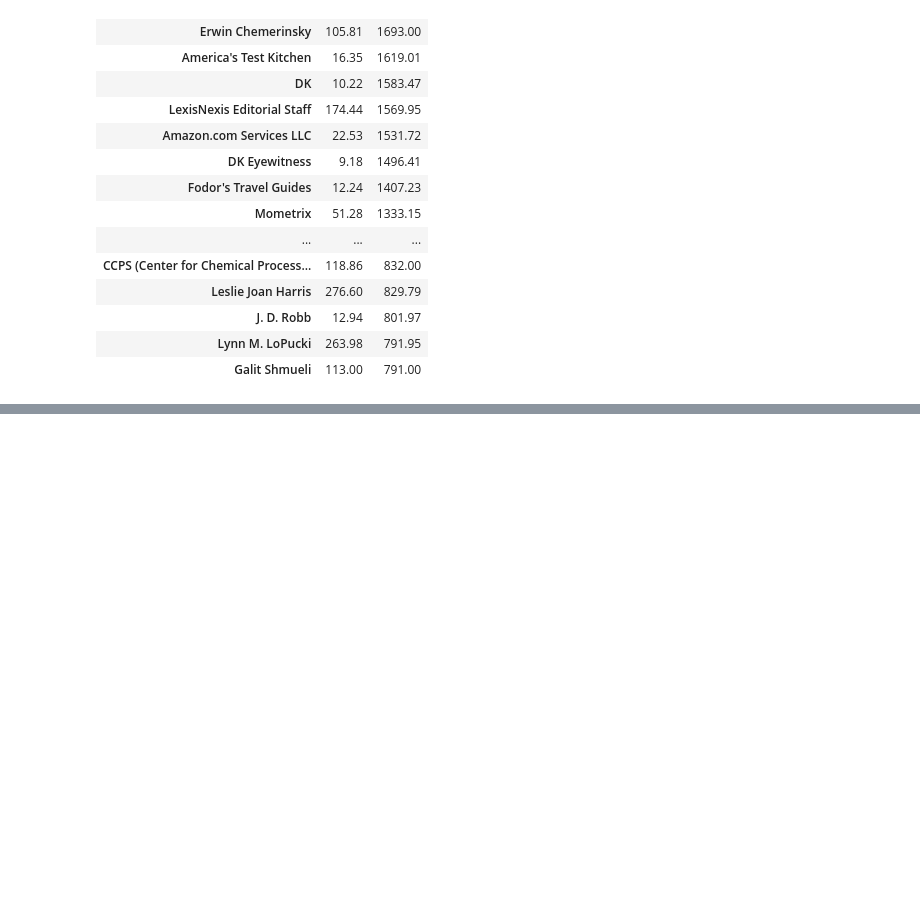
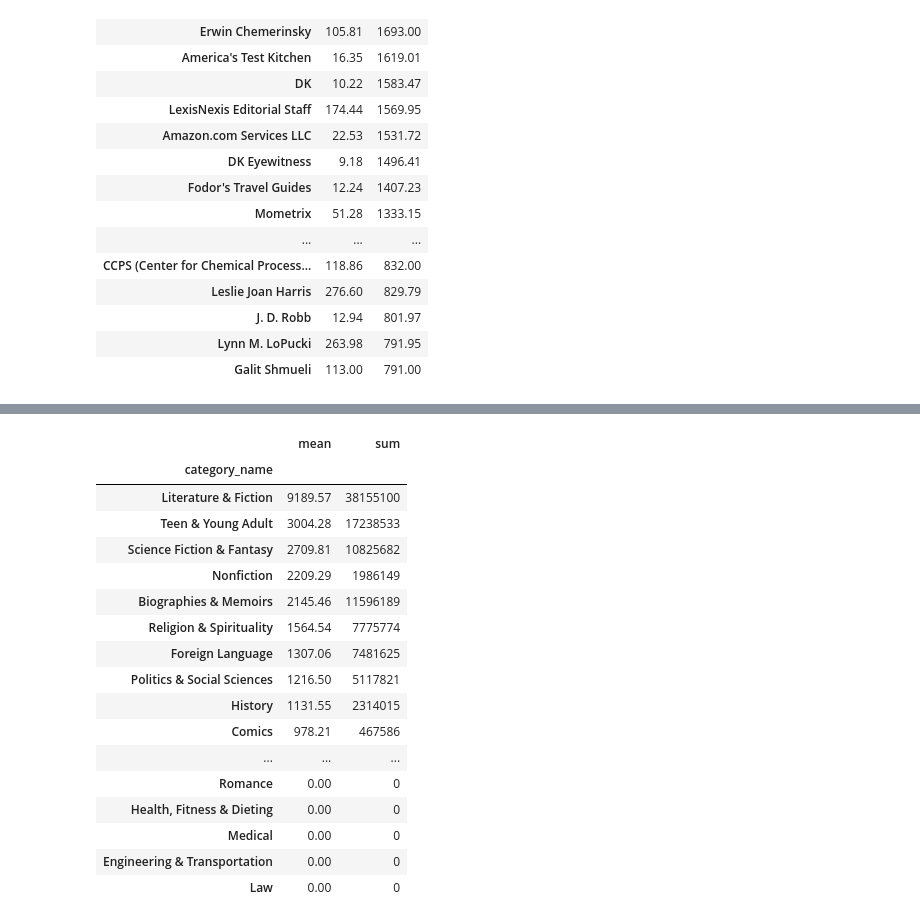
Before and after one commit to Danibisinoto/Repositorio_PROJETO_Tecnicas_de_Programacao_I, a Jupyter notebook: PROJETO.ipynb, the cells around one changed output, grey strips where cells are left out. Cells and saved outputs as stored; diff of their text form; code cells hidden in the pictures; blank space fills up the shorter version.

```diff
--- a/PROJETO.ipynb
+++ b/PROJETO.ipynb
@@ -381,0 +447,23 @@ livros.groupby(["author"])["price"].agg(["mean", "sum"]).sort_values("sum", asce
+# %%
+# média e soma das avaliações dos livros por categoria, ordenado pela média
+
+livros.groupby(["category_name"])["reviews"].agg(["mean", "sum"]).sort_values("mean", ascending=False).round(2)
+# %% [output]
+|  | mean | sum |
+| category_name |  |  |
+| Literature & Fiction | 9189.57 | 38155100 |
+| Teen & Young Adult | 3004.28 | 17238533 |
+| Science Fiction & Fantasy | 2709.81 | 10825682 |
+| Nonfiction | 2209.29 | 1986149 |
+| Biographies & Memoirs | 2145.46 | 11596189 |
+| Religion & Spirituality | 1564.54 | 7775774 |
+| Foreign Language | 1307.06 | 7481625 |
+| Politics & Social Sciences | 1216.50 | 5117821 |
+| History | 1131.55 | 2314015 |
+| Comics | 978.21 | 467586 |
+| ... | ... | ... |
+| Romance | 0.00 | 0 |
+| Health, Fitness & Dieting | 0.00 | 0 |
+| Medical | 0.00 | 0 |
+| Engineering & Transportation | 0.00 | 0 |
+| Law | 0.00 | 0 |
```
Also changed, not shown: parts of 4 cells of this notebook.
